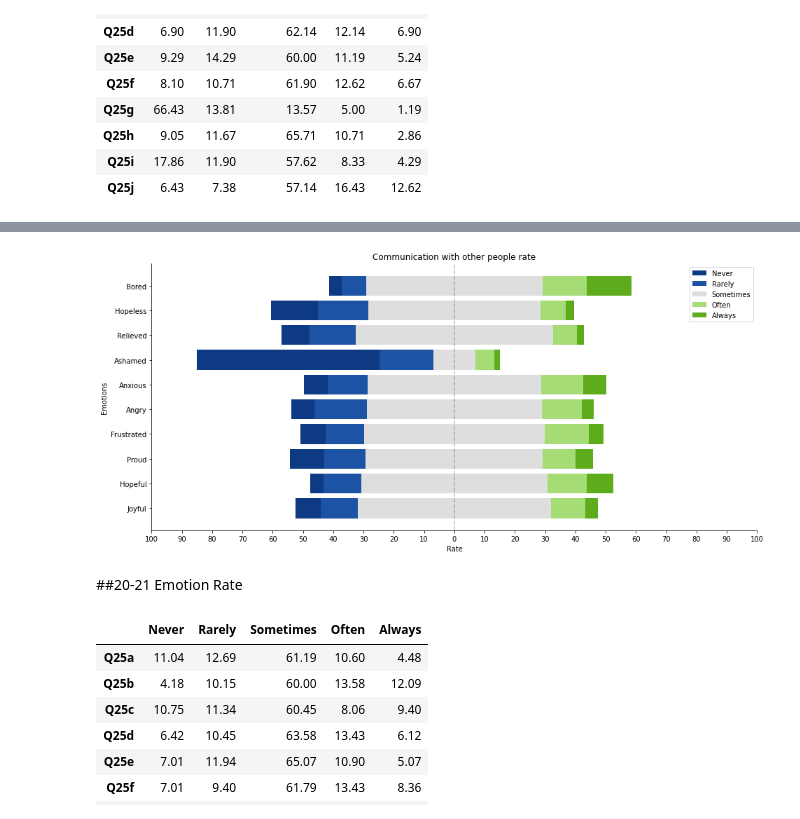
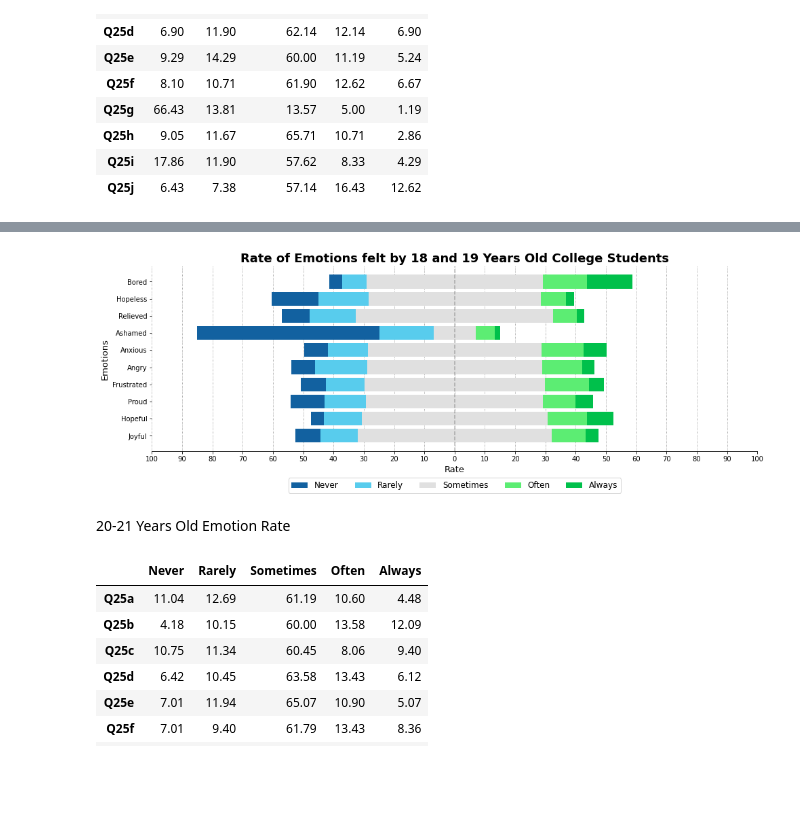
Before and after one commit to Jayres18/BAT404-Project, a Jupyter notebook: visualization.ipynb, the cells around one changed output, grey strips where cells are left out. Saved outputs shown, nothing was run; the diff lists cells and outputs as text; code cells hidden in the pictures; blank space fills up the shorter version.

Commit message:
edited and finalized data visualizations

```diff
--- a/visualization.ipynb
+++ b/visualization.ipynb
@@ -2642,3 +1871,0 @@ import matplotlib.ticker as tick
-# %%
-final_dts = pd.read_csv ('./final_dataset.csv')
-final_dts
@@ -2887,18 +2052,18 @@ def aggregate_q25(df, **likert_scale):
 
   return pd.DataFrame(q25_responses_dict, index=df_columns)
 # %%
-def diverging_stacked_plotter(ax, df, likert_scale, labels, **params):
+def diverging_stacked_plotter(ax, df, likert_scale, labels, **dict_params):
   #color_palettes
   #blue to green
-  q25_color_palettes = ['#0d3a83', '#1c53a4', '#dedede', '#a5dc76',  '#5eac1b']
-  q23_color_palletes = ['#0d3a83', '#114899', '#1c53a4', '#a5dc76', '#81c449', '#5eac1b']
+  q25_color_palettes = ['#1261a0', '#58cced', '#e0e0e0', '#5ced73',  '#00c04b']
+  q23_color_palletes = ['#03a9f4', '#4fc3f7', '#9addfb', '#c9f1c9', '#a0e7a0', '#77dd77']
   color_in_use = q25_color_palettes if 'Never' in likert_scale else q23_color_palletes
 
 
   #cumulative sum of df
   cumsum_df = df.cumsum(axis=1)
   offsets = np.add(cumsum_df['Rarely'], df['Sometimes']/2) if 'Never' in likert_scale else cumsum_df["Once a week"]
-  ylabel = 'Emotions' if 'Never' in likert_scale else 'Communicated with the following people online since the COVID-19 pandemic'
+  ylabel = 'Emotions' if 'Never' in likert_scale else 'People to communicate with through online'
 
   #formula of left value of each bar
   #left = cumsum_of_portion - portion - offset
@@ -2908,7 +2073,8 @@ def diverging_stacked_plotter(ax, df, likert_scale, labels, **params):
     starts = cumsum_df[scale] - portion - offsets
     stacks = ax.barh(labels, portion, left=starts, label=scale, color=color_in_use[index])
 
-
+  #zero reference line
+  ax.axvline(0, linestyle='--', color='black', alpha=.25)
 
   #only in recent versions
   #ax.bar_label(p1, label_type='center')
@@ -2919,20 +2085,26 @@ def diverging_stacked_plotter(ax, df, likert_scale, labels, **params):
 
   ax.spines['right'].set_visible(False)
   ax.spines['top'].set_visible(False)
-  ax.spines['right'].set_visible(False)
+  ax.spines['left'].set_visible(False)
+  ax.spines['bottom'].set_visible(True)
 
-  #zero reference line
-  ax.axvline(0, linestyle='--', color='black', alpha=.25)
+  ax.yaxis.grid(False)
+  ax.xaxis.grid(True, which='major', color='grey', linestyle='dotted')
+  ax.set_axisbelow(True)
 
   #x-axis
   ax.set_xlim(-100, 100)
   ax.set_xticks(np.arange(-100, 101, 10))
   ax.xaxis.set_major_formatter(tick.FuncFormatter(lambda x, pos: str(abs(int(x)))))
 
-  ax.set_xlabel('Rate')
+
+  ax.set_ylabel('Emotions', fontsize=13)
+  ax.set_xlabel('Rate', fontsize=13)
+
   ax.set_ylabel(ylabel)
-  ax.set_title(params['title'])
-  ax.legend()
+
+  ax.set_title(dict_params['title'], loc='center', fontsize=18, fontweight='bold')
+  ax.legend(bbox_to_anchor=(0.5,-0.25), loc='lower center', ncol=6, fontsize=12)
 # %%
 #for stacked column plotting (only works in q25)
 def stacked_bar_plotter(ax, df, **dict_params):
@@ -3003,11 +2140,15 @@ params_dict = {
 # %%
+params_dict = {
+    'title': 'Rate of Emotions felt by 18 and 19 Years Old College Students',
+}
+
 fig, ax = plt.subplots()
-fig.set_size_inches(15.5, 7, forward=True)
+fig.set_size_inches(16, 5, forward=True)
 diverging_stacked_plotter(ax, summary_18_19_df, q25_scale_list, q25_labels, **params_dict)
 # %% [output]
-[figure, old version]
+[figure, new version]
 # %% [markdown]
-##20-21 Emotion Rate
+20-21 Years Old Emotion Rate
 # %%
 summary_20_21_df = aggregate_q25(age_20_to_21_df, **q25_scale_dict)
 summary_20_21_df
```
Also changed, not shown: parts of 99 cells of this notebook.
